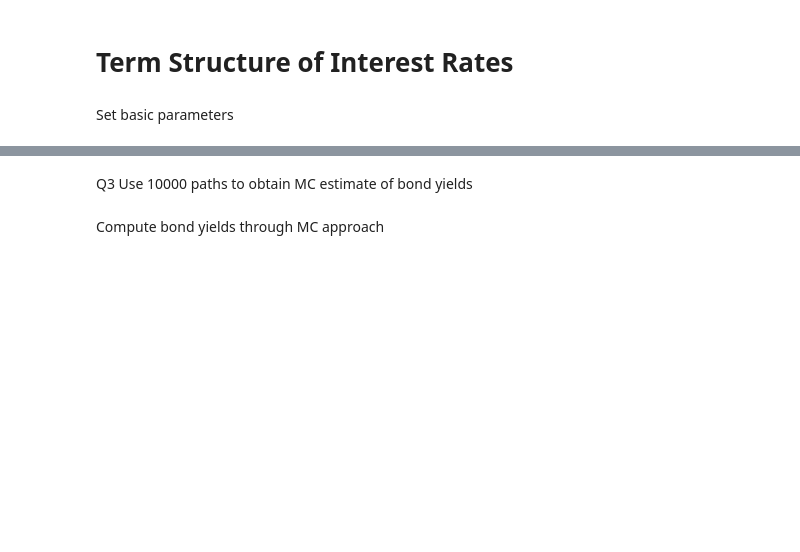
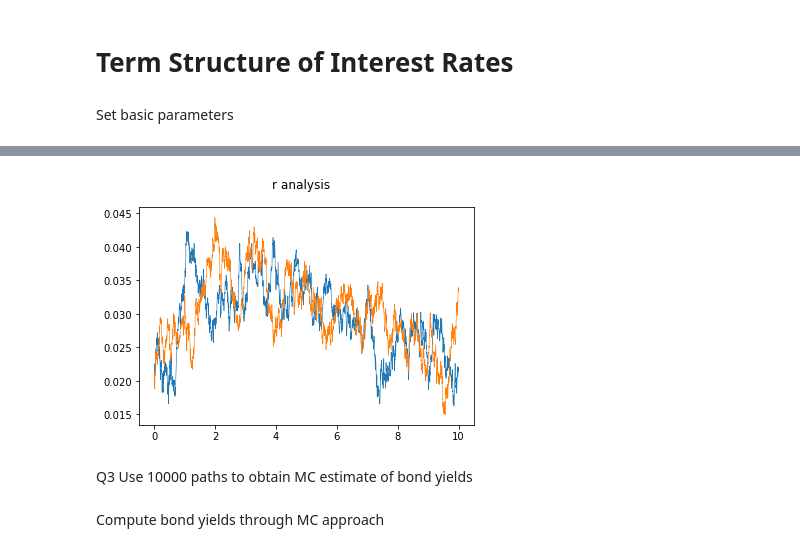
Before and after one commit to L00shui/Project3, a Jupyter notebook: Project3.ipynb, the cells around one changed output, grey strips where cells are left out. Cells and saved outputs as stored; diff of their text form; code cells hidden in the pictures; blank space fills up the shorter version.

```diff
--- a/Project3.ipynb
+++ b/Project3.ipynb
@@ -75,3 +76,11 @@ plt.show()
+# %%
+# Investigate r
+for i in range(2):
+    plt.plot(t,r[i,:], linewidth=.6)
+plt.suptitle('r analysis')
+plt.show()
+# %% [output]
+[figure, added]
 # %% [markdown]
 Q3 Use 10000 paths to obtain MC estimate of bond yields
 # %% [markdown]
```
Also changed, not shown: parts of 16 cells of this notebook.
